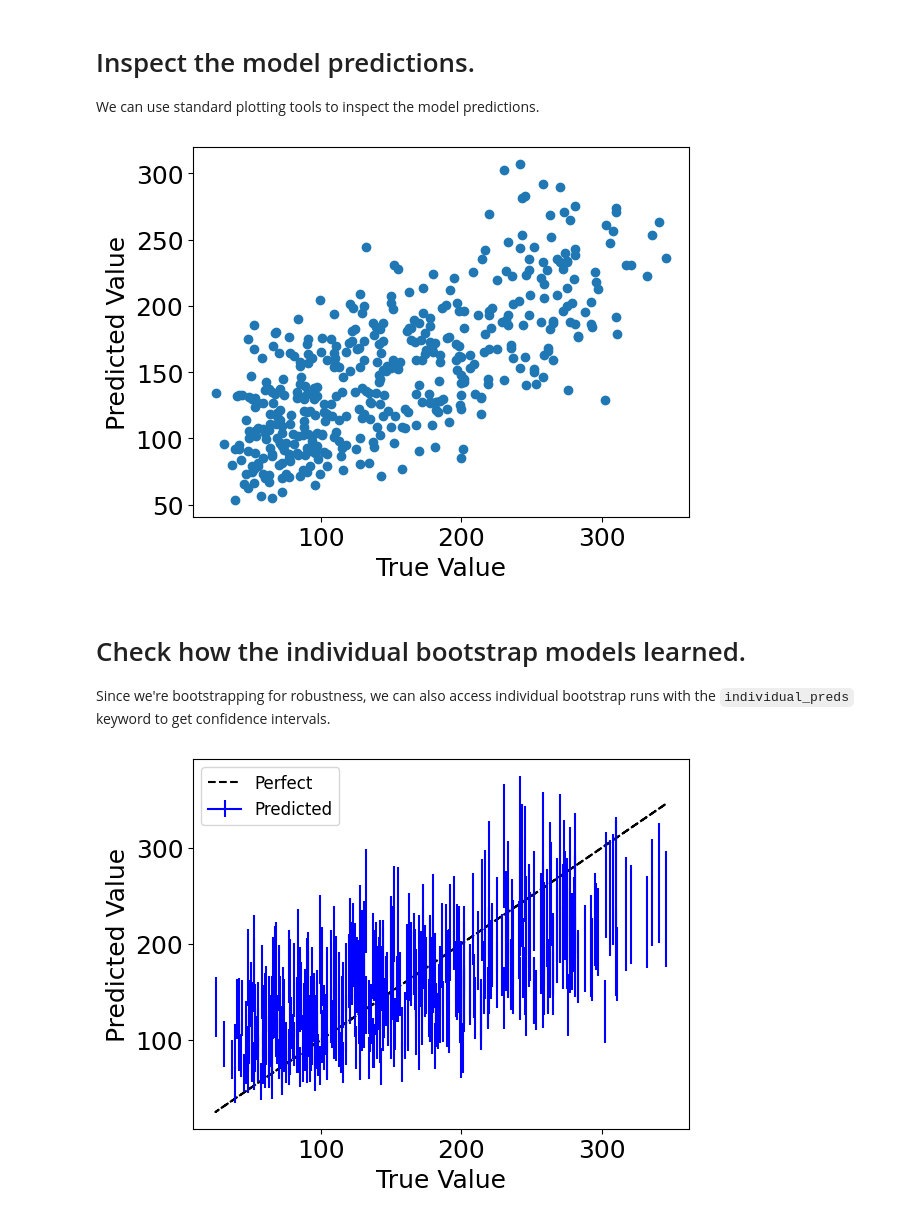
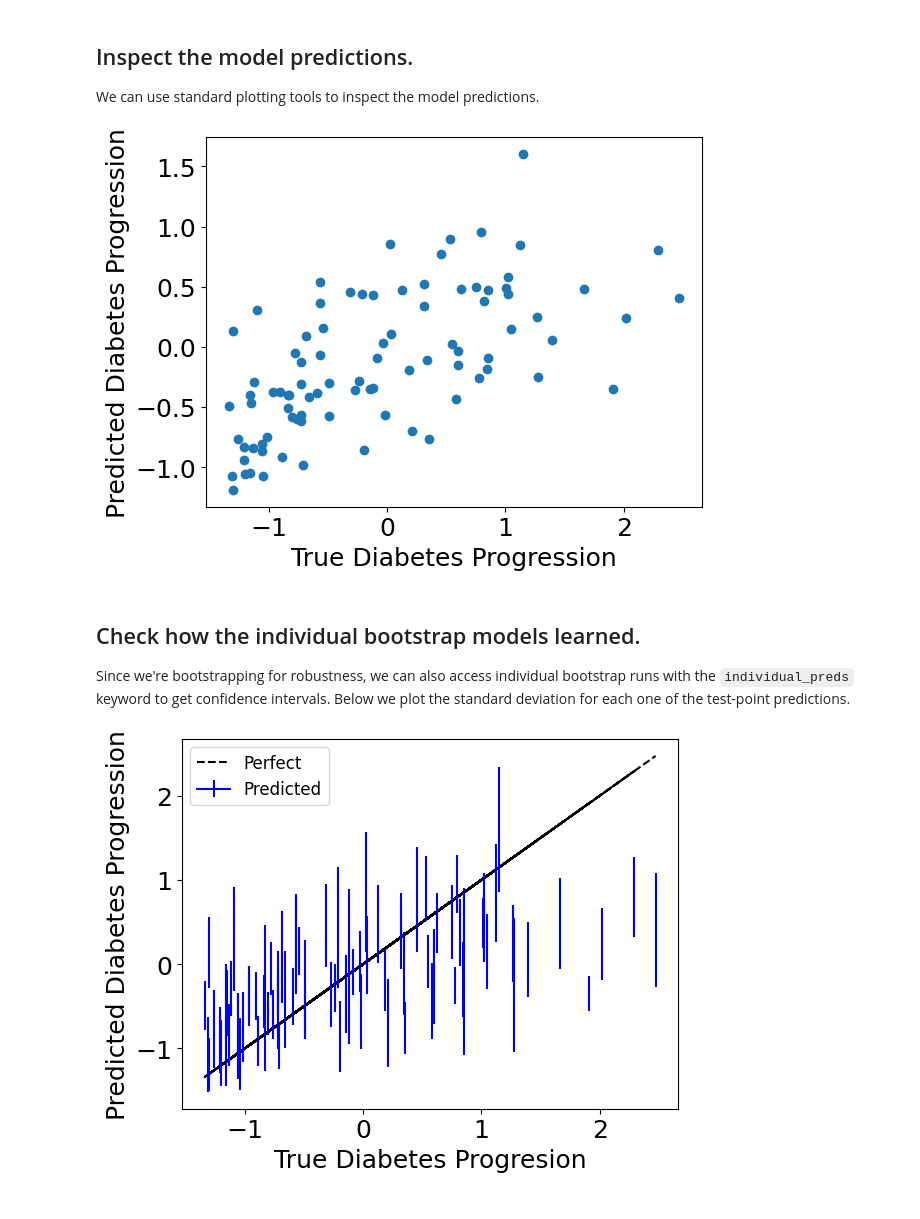
Before and after one commit to cnellington/Contextualized, a Jupyter notebook: docs/model-analysis.ipynb, the cells around one changed output. Saved outputs shown, nothing was run; the diff lists cells and outputs as text; code cells hidden in the pictures.

```diff
--- a/docs/model-analysis.ipynb
+++ b/docs/model-analysis.ipynb
@@ -3,14 +5,30 @@
 # %%
+# Reload the same data as before
 import numpy as np
 import pandas as pd
 from sklearn.model_selection import train_test_split
 from sklearn.datasets import load_diabetes
 
+# Load data
 X, Y = load_diabetes(return_X_y=True, as_frame=True)
 Y = np.expand_dims(Y.values, axis=-1)
+
+# Decide context variables, or use other paired data as context
 C = X[['age', 'sex', 'bmi']]
 X.drop(['age', 'sex', 'bmi'], axis=1, inplace=True)
 
+# Create a hold-out test set
 seed = 1
 C_train, C_test, X_train, X_test, Y_train, Y_test = train_test_split(C, X, Y, test_size=0.20, random_state=seed)
+
+# Normalize the data
+def normalize(train, test):
+    mean = train.mean()
+    std = train.std()
+    train = (train - mean) / std
+    test = (test - mean) / std
+    return train, test
+X_train, X_test = normalize(X_train, X_test)
+C_train, C_test = normalize(C_train, C_test)
+Y_train, Y_test = normalize(Y_train, Y_test)
 # %% [markdown]
@@ -18,10 +36,9 @@ C_train, C_test, X_train, X_test, Y_train, Y_test = train_test_split(C, X, Y, te
 # %%
 from contextualized.utils import load
 
-save_path = './easy_demo_model.pt'
-model = load(save_path)
+model = load('my_contextualized_model.pt')
 # %% [markdown]
-# Inspect the model predictions.
+## Inspect the model predictions.
 
 We can use standard plotting tools to inspect the model predictions.
 # %%
@@ -32,32 +49,39 @@ import matplotlib.pyplot as plt
 %matplotlib inline
 plt.rcParams.update({'font.size': 18})
 
-plt.scatter(Y[:, 0], predicted_probs)
-plt.xlabel("True Value")
-plt.ylabel("Predicted Value")
+plt.scatter(Y_test, Y_pred)
+plt.xlabel("True Diabetes Progression")
+plt.ylabel("Predicted Diabetes Progression")
 plt.show()
 # %% [output]
-[figure, old version]
+[figure, new version]
 # %% [markdown]
-# Check how the individual bootstrap models learned.
+## Check how the individual bootstrap models learned.
 
 Since we're bootstrapping for robustness, we can also access individual bootstrap runs with the `individual_preds` keyword to get confidence intervals.
+Below we plot the standard deviation for each one of the test-point predictions.
 # %%
 %%capture
-model_preds = model.predict(C.values, X.values, individual_preds=True)
-model_preds.shape  # (n_bootstraps, n_samples, n_outputs)
+Y_preds = model.predict(C_test.values, X_test.values, individual_preds=True)
+Y_preds.shape  # (n_bootstraps, n_samples, n_outputs)
 # %%
-plt.plot(Y[:, 0], Y[:, 0], color='black', linestyle='--', label='Perfect')
-plt.errorbar(Y[0, 0], np.mean(model_preds[:, 0, 0], axis=0),
-                yerr=2*np.std(model_preds[:, 0, 0], axis=0), color='blue',
+# Squeeze the n_output dimension, we only have one output here.
+Y_test = Y_test.squeeze()
+Y_preds = Y_preds.squeeze()
+
+plt.plot(Y_test, Y_test, color='black', linestyle='--', label='Perfect')
+# Set the legend entry using the first datapoint. The rest will be the same.
+plt.errorbar(Y_test[0], np.mean(Y_preds[:, 0], axis=0),
+            yerr=2*np.std(Y_preds[:, 0], axis=0), color='blue',
             label='Predicted')
-for i in range(model_preds.shape[1]):
-    plt.errorbar(Y[i, 0], np.mean(model_preds[:, i, 0], axis=0),
-                yerr=2*np.std(model_preds[:, i, 0], axis=0), color='blue')
-plt.xlabel("True Value")
-plt.ylabel("Predicted Value")
+# Make scatter plot points with only error bars
+for i in range(Y_preds.shape[1]):
+    plt.errorbar(Y_test[i], np.mean(Y_preds[:, i], axis=0),
+                yerr=2*np.std(Y_preds[:, i], axis=0), color='blue')
+plt.xlabel("True Diabetes Progresion")
+plt.ylabel("Predicted Diabetes Progression")
 plt.legend(fontsize=12)
 plt.show()
 # %% [output]
-[figure, old version]
+[figure, new version]
 # %% [markdown]
```
Also changed, not shown: parts of 24 cells of this notebook, 12 other files.
